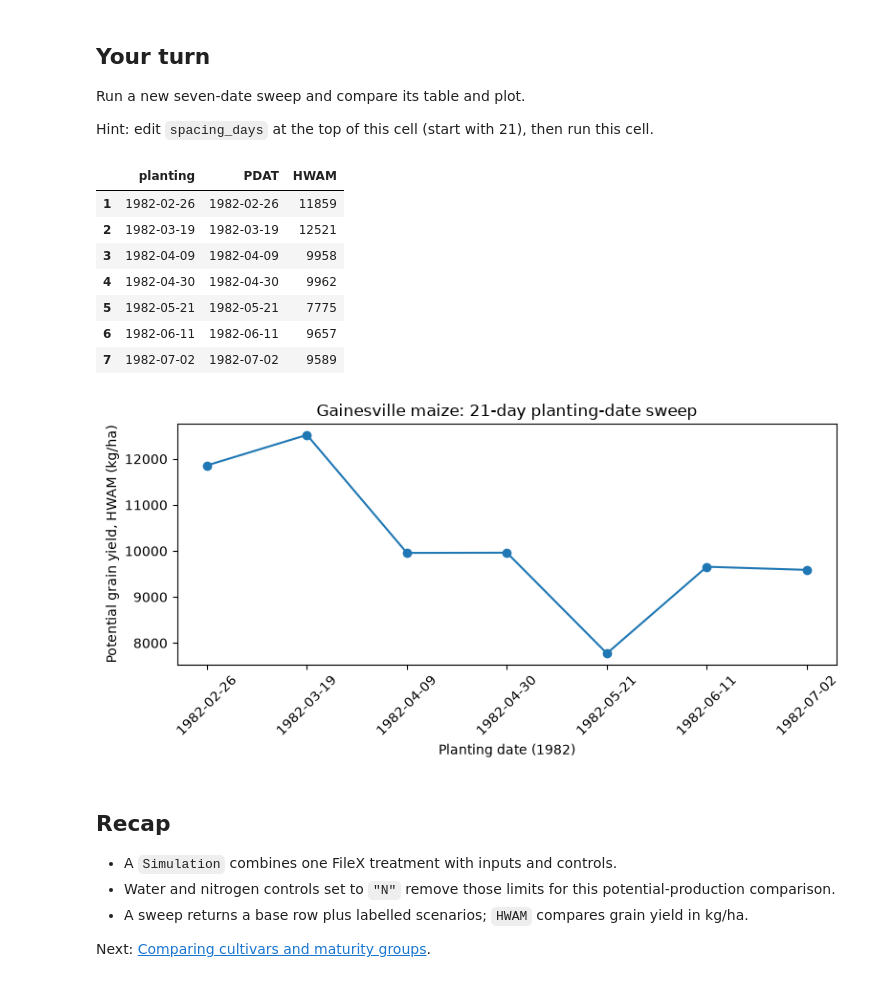
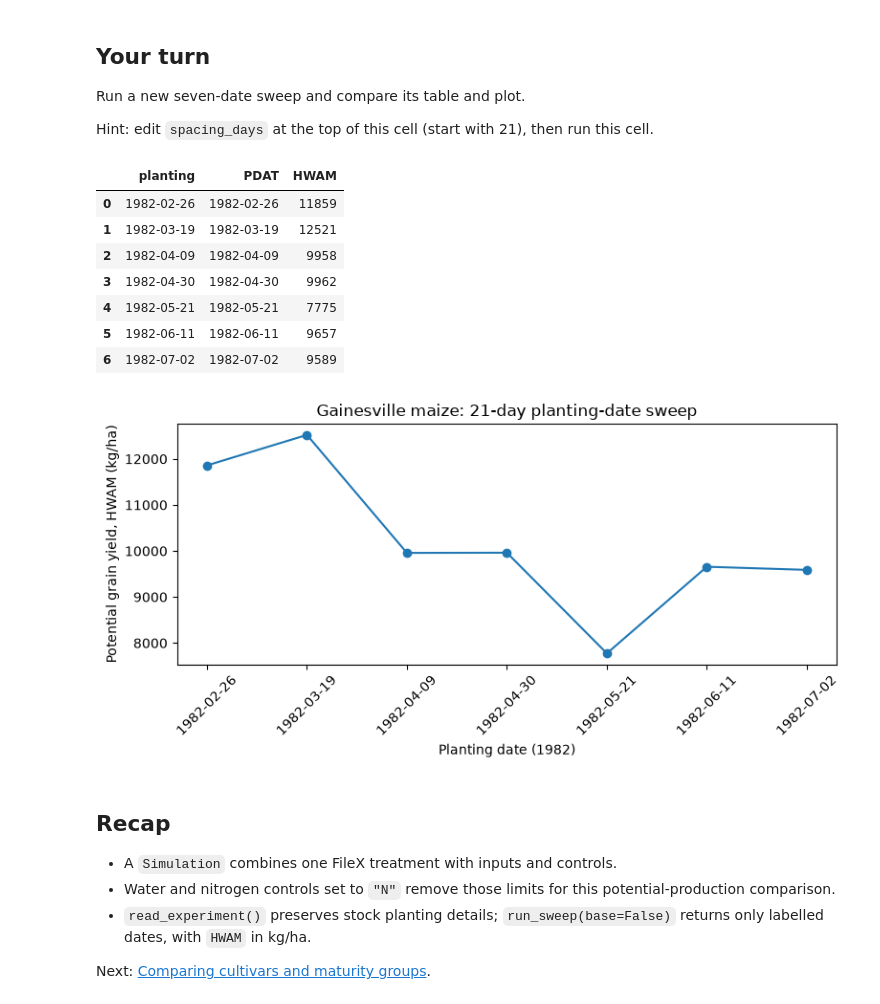
Before and after one commit to AbdelrahmanAmr3/dssatlab, a Jupyter notebook: course/02_planting_dates/lesson.ipynb, the cells around one changed output. Cells and saved outputs as stored; diff of their text form; code cells hidden in the pictures.

```diff
--- a/course/02_planting_dates/lesson.ipynb
+++ b/course/02_planting_dates/lesson.ipynb
@@ -87,19 +87,10 @@ Build seven dates 14 days apart from stock PDATE `82057` (26 February 1982), kee
 # %%
-# Supply complete stock planting details for each labelled date.
-planting = {
-    "method": "S",
-    "distribution": "R",
-    "population": 7.2,
-    "emergence_population": 7.2,
-    "row_spacing": 61,
-    "row_direction": 0,
-    "depth": 7,
-    "sprout_length": 0,
-}
-first_date = date(1982, 2, 26)
+# Read the stock planting section and change only the date in each copy.
+planting = dl.read_experiment(inputs["filex"], treatment=1)["planting"]
+first_date = date.fromisoformat(planting["date"])
 spacing_days = 14
 dates = [(first_date + timedelta(days=spacing_days * i)).isoformat() for i in range(7)]
-factors = {"planting": {day: dict(planting, date=day) for day in dates}}
+factors = {"planting": {day: {**planting, "date": day} for day in dates}}
 dl.to_dataframe([{"Planting date": day} for day in factors["planting"]])
 # %% [output]
 |  | Planting date |
@@ -119,6 +110,7 @@ Run the sweep and show all eight Summary rows: one base plus seven labelled plan
 # %%
 # Run the planting-date sweep and show actual dates and grain yields.
-rows = dl.run_sweep(**inputs, treatments=[1], management=experiment, factors=factors)
+rows = dl.run_sweep(**inputs, treatments=[1], management=experiment, factors=factors,
+                    base=False, directory=RUNS)
 results = dl.to_dataframe(rows)
 results[["scenario", "planting", "PDAT", "HWAM"]]
 # %% [output]
@@ -155,56 +146,46 @@ Run a new seven-date sweep and compare its table and plot.
 
 Hint: edit `spacing_days` at the top of this cell (start with 21), then run this cell.
 # %%
+# Rebuild and run the exercise, then show its table and plot.
 spacing_days = 21
-# Rebuild and run the exercise, then show its table and plot.
 exercise_inputs = {
     "filex": RUNS / "UFGA8201.MZX",
     "weather": RUNS / "UFGA8201.WTH",
     "soil": RUNS / "SOIL.SOL",
     "executable": dssat,
 }
 exercise_experiment = {"treatments": {1: {"controls": {"water": "N", "nitrogen": "N"}}}}
-exercise_planting = {
-    "method": "S",
-    "distribution": "R",
-    "population": 7.2,
-    "emergence_population": 7.2,
-    "row_spacing": 61,
-    "row_direction": 0,
-    "depth": 7,
-    "sprout_length": 0,
-}
-first_date = date(1982, 2, 26)
+exercise_planting = dl.read_experiment(exercise_inputs["filex"], treatment=1)["planting"]
+first_date = date.fromisoformat(exercise_planting["date"])
 exercise_dates = [(first_date + timedelta(days=spacing_days * i)).isoformat() for i in range(7)]
-exercise_factors = {"planting": {day: dict(exercise_planting, date=day) for day in exercise_dates}}
+exercise_factors = {"planting": {day: {**exercise_planting, "date": day} for day in exercise_dates}}
 exercise_rows = dl.run_sweep(**exercise_inputs, treatments=[1],
-                             management=exercise_experiment, factors=exercise_factors)
+                             management=exercise_experiment, factors=exercise_factors,
+                             base=False, directory=RUNS)
 exercise_results = dl.to_dataframe(exercise_rows)
-exercise_comparison = exercise_results.loc[
-    exercise_results["scenario"] != "base", ["planting", "PDAT", "HWAM"]
-].copy()
+exercise_comparison = exercise_results[["planting", "PDAT", "HWAM"]]
 display(exercise_comparison)
 ax = exercise_comparison.plot(x="planting", y="HWAM", marker="o", legend=False, figsize=(8, 4))
 ax.set(xlabel="Planting date (1982)", ylabel="Potential grain yield, HWAM (kg/ha)",
        title=f"Gainesville maize: {spacing_days}-day planting-date sweep")
 ax.tick_params(axis="x", labelrotation=45)
 plt.tight_layout()
 plt.show()
 # %% [output]
 |  | planting | PDAT | HWAM |
-| 1 | 1982-02-26 | 1982-02-26 | 11859 |
-| 2 | 1982-03-19 | 1982-03-19 | 12521 |
-| 3 | 1982-04-09 | 1982-04-09 | 9958 |
-| 4 | 1982-04-30 | 1982-04-30 | 9962 |
-| 5 | 1982-05-21 | 1982-05-21 | 7775 |
-| 6 | 1982-06-11 | 1982-06-11 | 9657 |
-| 7 | 1982-07-02 | 1982-07-02 | 9589 |
+| 0 | 1982-02-26 | 1982-02-26 | 11859 |
+| 1 | 1982-03-19 | 1982-03-19 | 12521 |
+| 2 | 1982-04-09 | 1982-04-09 | 9958 |
+| 3 | 1982-04-30 | 1982-04-30 | 9962 |
+| 4 | 1982-05-21 | 1982-05-21 | 7775 |
+| 5 | 1982-06-11 | 1982-06-11 | 9657 |
+| 6 | 1982-07-02 | 1982-07-02 | 9589 |
 [figure]
 # %% [markdown]
 ## Recap
 
 - A `Simulation` combines one FileX treatment with inputs and controls.
 - Water and nitrogen controls set to `"N"` remove those limits for this potential-production comparison.
-- A sweep returns a base row plus labelled scenarios; `HWAM` compares grain yield in kg/ha.
+- `read_experiment()` preserves stock planting details; `run_sweep(base=False)` returns only labelled dates, with `HWAM` in kg/ha.
 
 Next: [Comparing cultivars and maturity groups](../03_cultivars/lesson.ipynb).
```
Also changed, not shown: parts of 8 cells of this notebook, 7 other files.
